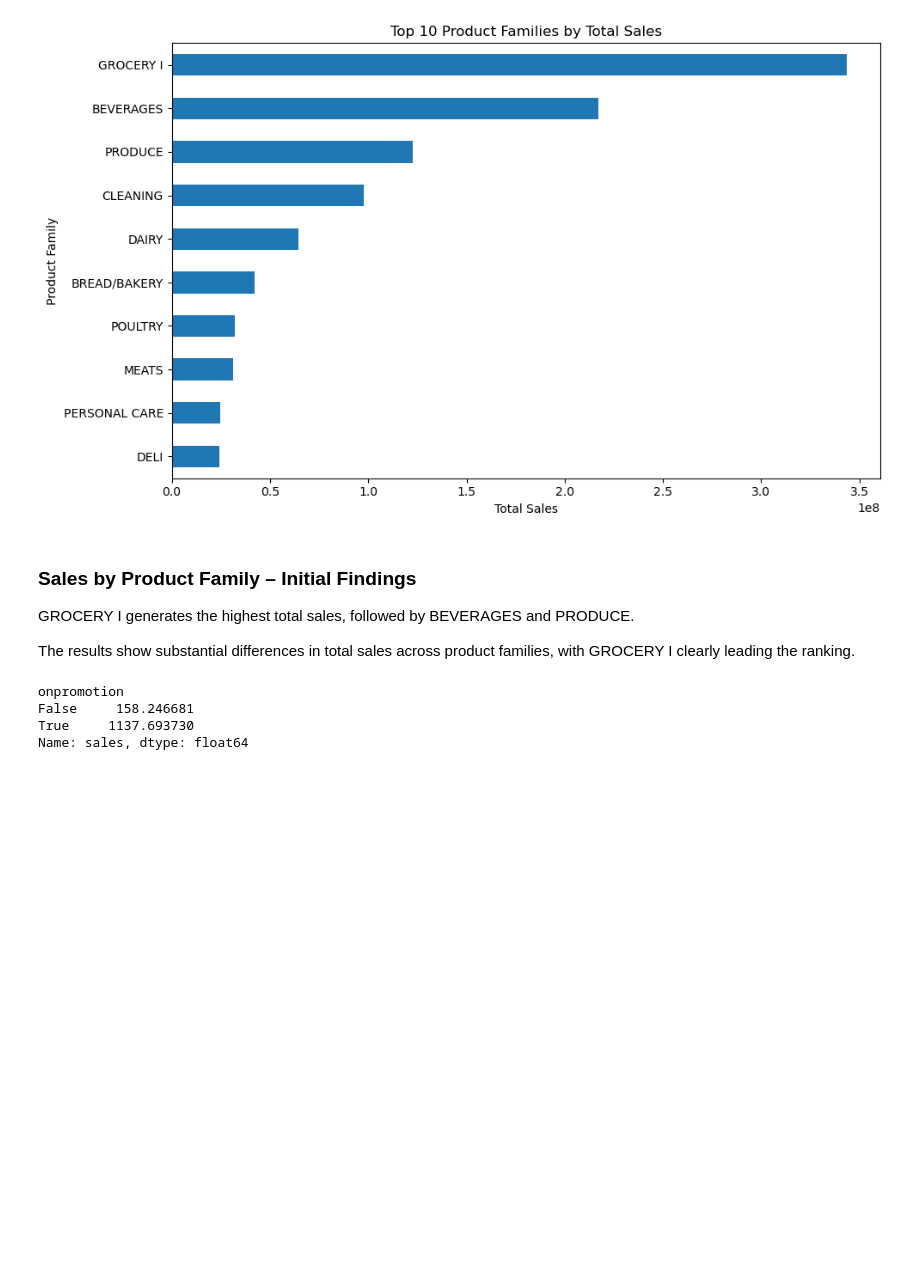
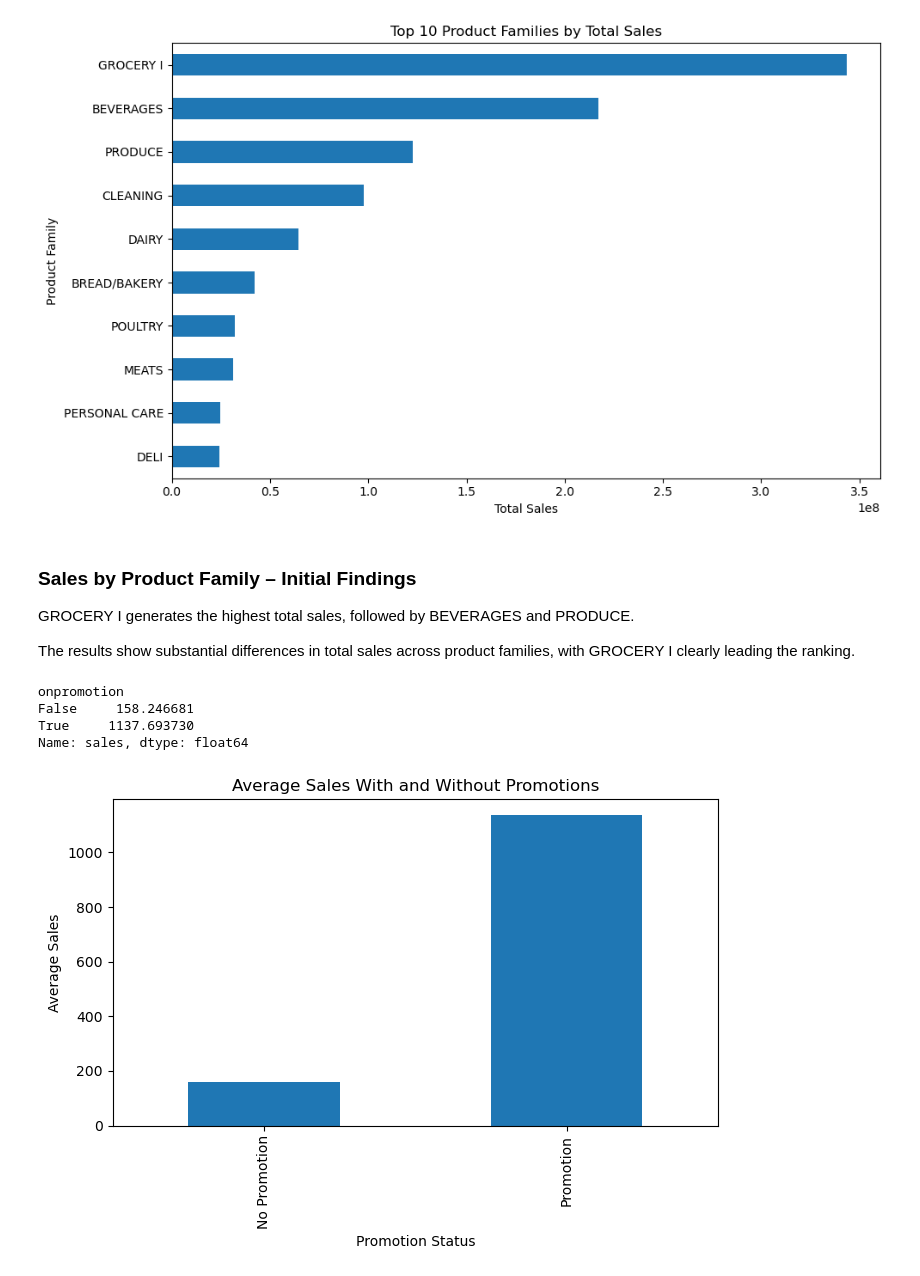
Before and after one commit to clia7/Data_Analytics_Journey, a Jupyter notebook: 06_Store_Sales_Case_Study/notebooks/01_Store_Sales_EDA.ipynb, the cells around one changed output. Cells and saved outputs as stored; diff of their text form; code cells hidden in the pictures; blank space fills up the shorter version.

Commit message:
avg sales by promotion status

```diff
--- a/06_Store_Sales_Case_Study/notebooks/01_Store_Sales_EDA.ipynb
+++ b/06_Store_Sales_Case_Study/notebooks/01_Store_Sales_EDA.ipynb
@@ -756,3 +756,16 @@ onpromotion
 False     158.246681
 True     1137.693730
 Name: sales, dtype: float64
+# %%
+# Plot avg sales by promotion satus
+
+promotion_sales.index = ['No Promotion', 'Promotion']
+promotion_sales.plot(kind='bar', figsize=(7,5))
+
+plt.title('Average Sales With and Without Promotions')
+plt.xlabel('Promotion Status')
+plt.ylabel('Average Sales')
+plt.tight_layout()
+plt.show()
+# %% [output]
+[figure, added]
```
Also changed, not shown: parts of 1 cell of this notebook.
